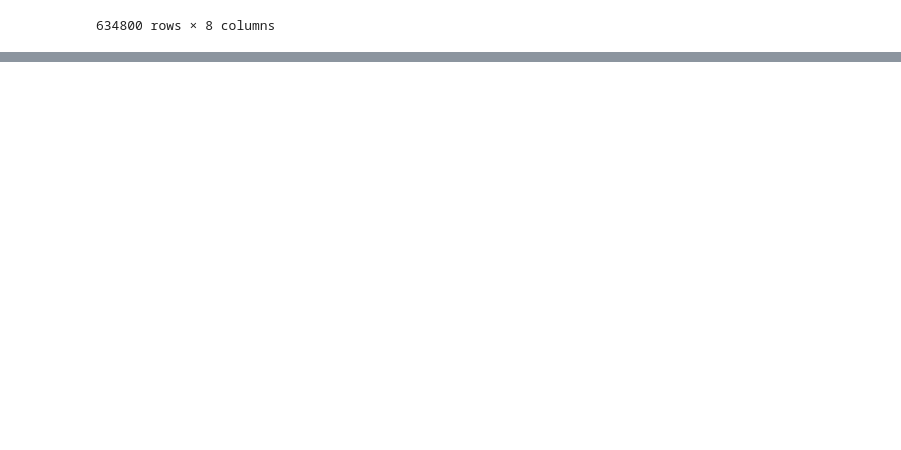
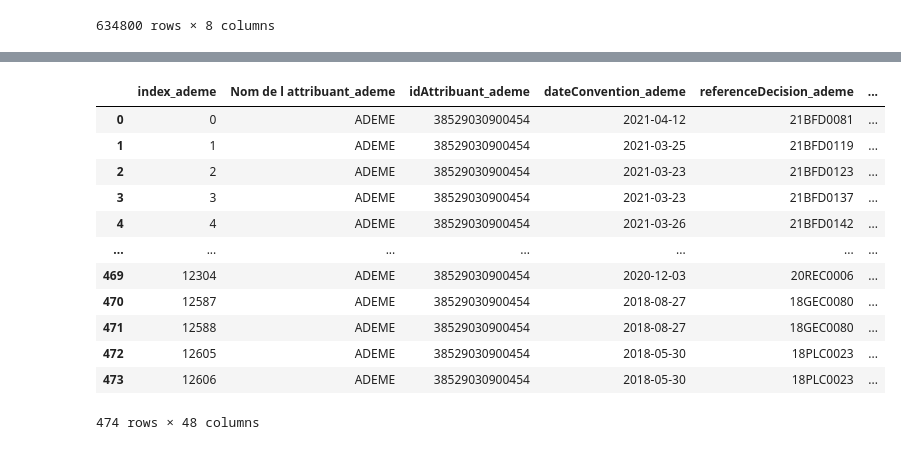
Before and after one commit to dataforgoodfr/offseason_missiontransition_simulateur, a Jupyter notebook: notebooks/Aides_ADEME.ipynb, the cells around one changed output, grey strips where cells are left out. Saved outputs shown, nothing was run; the diff lists cells and outputs as text; code cells hidden in the pictures; blank space fills up the shorter version.

Commit message:
Create a general dataset with combined data from ADEME and Mission Transition

```diff
--- a/notebooks/Aides_ADEME.ipynb
+++ b/notebooks/Aides_ADEME.ipynb
@@ -270,4 +276,44 @@ def LevenshteinScores(n1, n2):
                    "L_token_set" : l_token_set}
 
     return score_dict
+# %%
+def saveDataFrame(df, folder, file_name):
+    """
+    This function save the DataFrame df as csv into the folder/file_name.
+
+            Parameter
+            ---------
+            df : A Pandas DataFrame
+                A DataFrame to save.
+
+            folder : sting
+                The folder where to save.
+
+            file_name : sting
+                The name of the file to save.
+    """
+
+    path_to_data = os.path.join(folder, file_name)
+    df.to_csv(path_to_data, index = False)
+
+def loadDataFrame(folder, file_name):
+    """
+    This function return a Pandas DataFrame load from the file folder/file_name.
+
+            Parameter
+            ---------
+            folder : sting
+                Folder where to get the DataFrame.
+
+            file_name : sting
+                file_name of a csv to load.
+
+            Returns
+            -------
+            df : A Pandas DataFrame
+                The Pandas DataFrame loaded from the csv file
+
+    """
+    path_to_data = os.path.join(folder, file_name)
+    return pd.read_csv(path_to_data)
 # %%
@@ -295,0 +603,2 @@ df_scores
+# %%
+df_match = loadDataFrame(DATA_FOLDER, "Handmade_match.csv")
@@ -295,0 +656,17 @@ df_scores
+# %%
+ df_new = createAdemeMtDataset(df_match, df_ademe, df_mt)
+df_new
+# %% [output]
+|  | index_ademe | Nom de l attribuant_ademe | idAttribuant_ademe | dateConvention_ademe | referenceDecision_ademe | ... |
+| 0 | 0 | ADEME | 38529030900454 | 2021-04-12 | 21BFD0081 | ... |
+| 1 | 1 | ADEME | 38529030900454 | 2021-03-25 | 21BFD0119 | ... |
+| 2 | 2 | ADEME | 38529030900454 | 2021-03-23 | 21BFD0123 | ... |
+| 3 | 3 | ADEME | 38529030900454 | 2021-03-23 | 21BFD0137 | ... |
+| 4 | 4 | ADEME | 38529030900454 | 2021-03-26 | 21BFD0142 | ... |
+| ... | ... | ... | ... | ... | ... | ... |
+| 469 | 12304 | ADEME | 38529030900454 | 2020-12-03 | 20REC0006 | ... |
+| 470 | 12587 | ADEME | 38529030900454 | 2018-08-27 | 18GEC0080 | ... |
+| 471 | 12588 | ADEME | 38529030900454 | 2018-08-27 | 18GEC0080 | ... |
+| 472 | 12605 | ADEME | 38529030900454 | 2018-05-30 | 18PLC0023 | ... |
+| 473 | 12606 | ADEME | 38529030900454 | 2018-05-30 | 18PLC0023 | ... |
+474 rows × 48 columns
```
Also changed, not shown: parts of 30 cells of this notebook, 4 other files.
